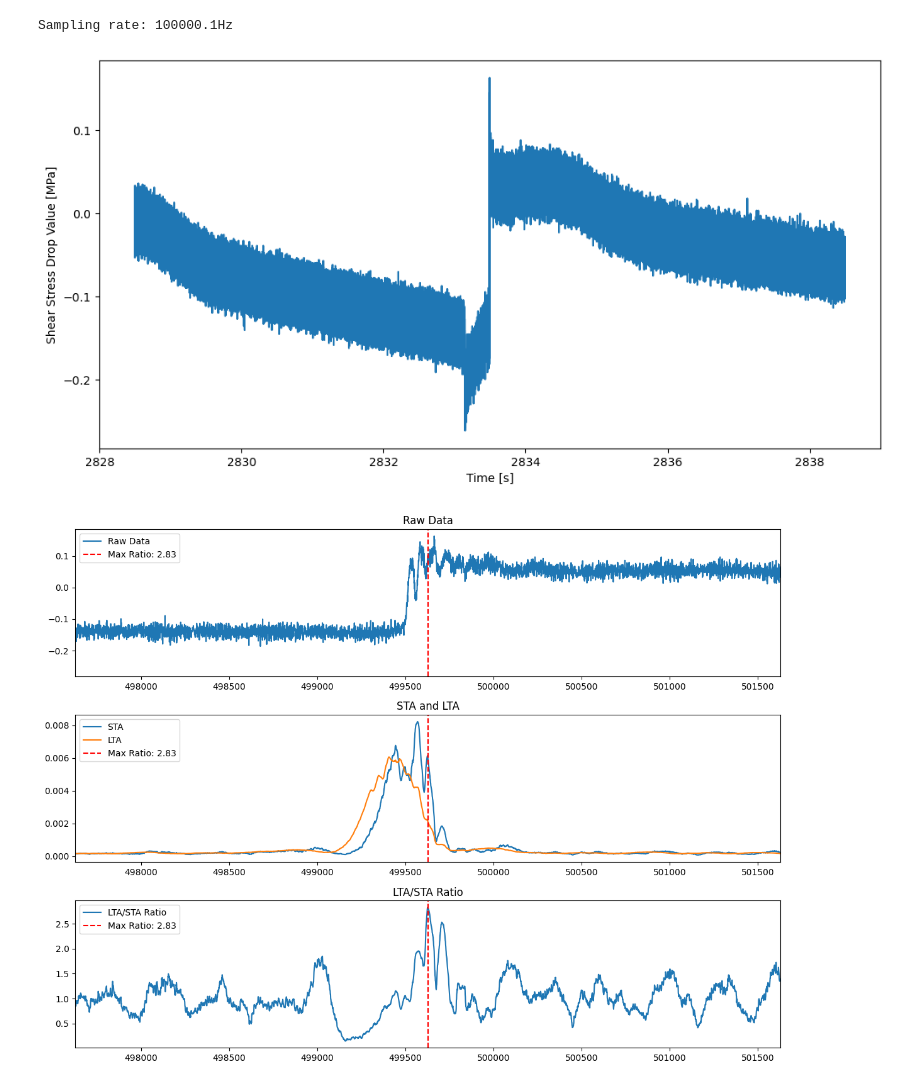
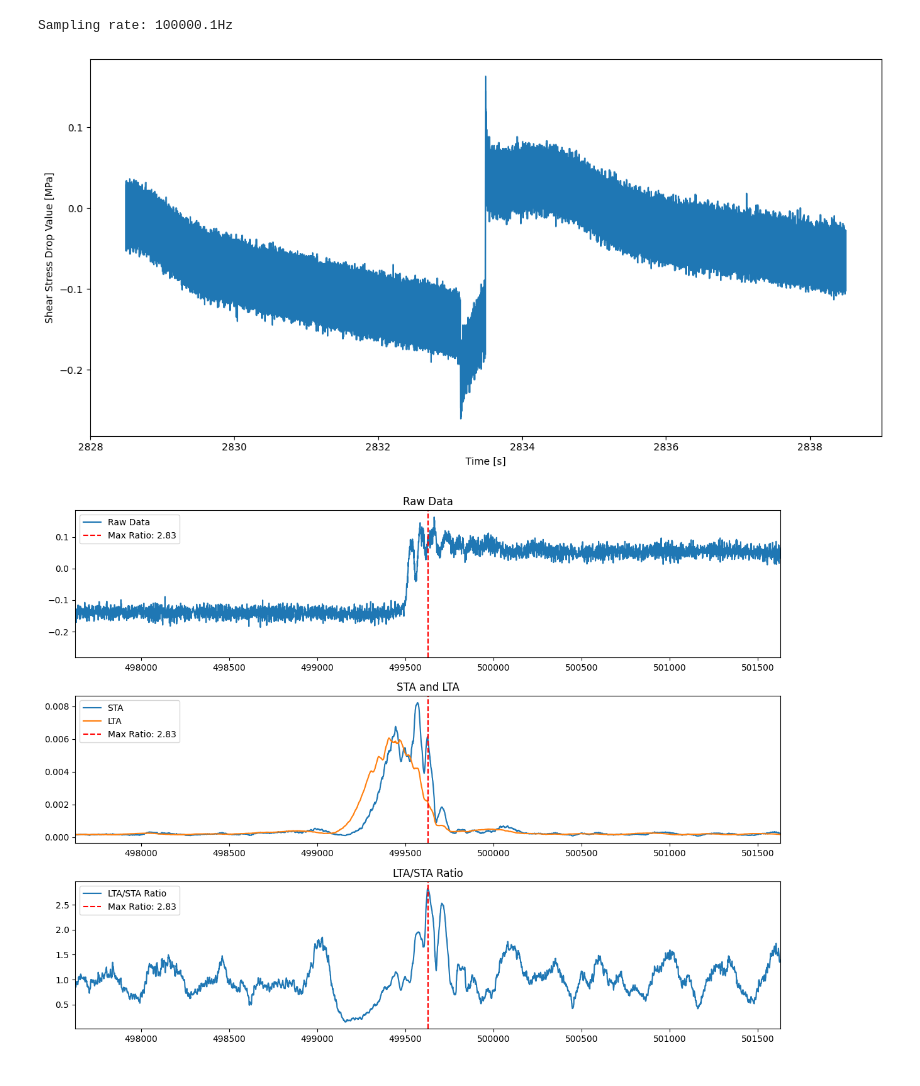
Before and after one commit to Gauss963/PSU-Dynamic-Strain, a Jupyter notebook: Code/p5973.ipynb, the cells around one changed output. Saved outputs shown, nothing was run; the diff lists cells and outputs as text; code cells hidden in the pictures.

```diff
--- a/Code/p5973.ipynb
+++ b/Code/p5973.ipynb
@@ -36,14 +36,14 @@ STRESS_MPA *= -1
 # %%
 plt.figure(figsize = (12, 6))
 
 plt.plot(TIME_S, STRESS_MPA, label=r'$\epsilon_{xy}$')
 plt.xlabel('Time [s]')
 plt.ylabel('Shear Stress Drop Value [MPa]')
-# plt.plot(event['strain']['original']['time'], eyy6 - eyy6[0], label=r'$\epsilon_{yy}$')
+plt.tight_layout()
 plt.savefig('../Plot/p5973_test1.pdf', dpi = 300)
 plt.show()
 # %% [output]
-[figure, old version]
+[figure, new version]
 # %%
 cutoff = 100
 FILTERED_STRESS_MPA = DataProcessor.highpass_filter(STRESS_MPA, cutoff, fs)
```
Also changed, not shown: 12 other files.
